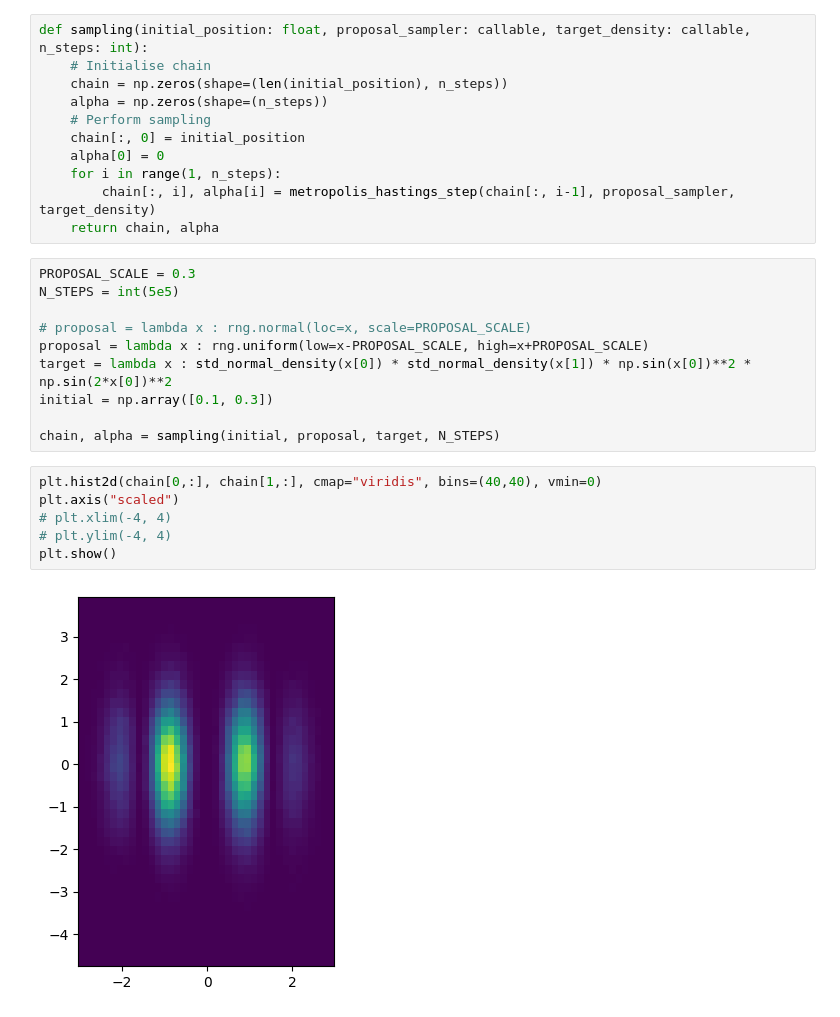
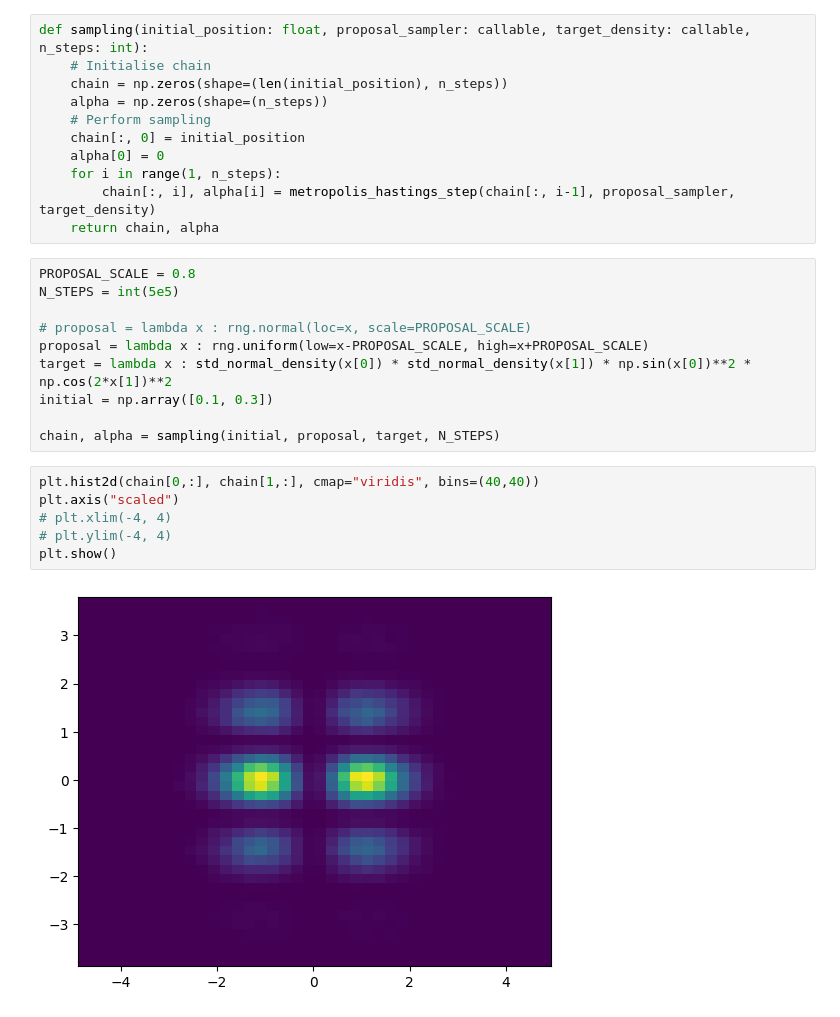
Before and after one commit to TomHilder/samplers, a Jupyter notebook: metropolis-hastings.ipynb, the cells around one changed output. Saved outputs shown, nothing was run; the diff lists cells and outputs as text.

```diff
--- a/metropolis-hastings.ipynb
+++ b/metropolis-hastings.ipynb
@@ -34,23 +34,23 @@ def sampling(initial_position: float, proposal_sampler: callable, target_density
         chain[:, i], alpha[i] = metropolis_hastings_step(chain[:, i-1], proposal_sampler, target_density)
     return chain, alpha
 # %%
-PROPOSAL_SCALE = 0.3
+PROPOSAL_SCALE = 0.8
 N_STEPS = int(5e5)
 
 # proposal = lambda x : rng.normal(loc=x, scale=PROPOSAL_SCALE)
 proposal = lambda x : rng.uniform(low=x-PROPOSAL_SCALE, high=x+PROPOSAL_SCALE)
-target = lambda x : std_normal_density(x[0]) * std_normal_density(x[1]) * np.sin(x[0])**2 * np.sin(2*x[0])**2
+target = lambda x : std_normal_density(x[0]) * std_normal_density(x[1]) * np.sin(x[0])**2 * np.cos(2*x[1])**2
 initial = np.array([0.1, 0.3])
 
 chain, alpha = sampling(initial, proposal, target, N_STEPS)
 # %%
-plt.hist2d(chain[0,:], chain[1,:], cmap="viridis", bins=(40,40), vmin=0)
+plt.hist2d(chain[0,:], chain[1,:], cmap="viridis", bins=(40,40))
 plt.axis("scaled")
 # plt.xlim(-4, 4)
 # plt.ylim(-4, 4)
 plt.show()
 # %% [output]
-[figure, old version]
+[figure, new version]
 # %%
 # x = np.linspace(-4, 4, 1000)
 # p = target(x)
```
Also changed, not shown: parts of 2 cells of this notebook, 1 other file.
